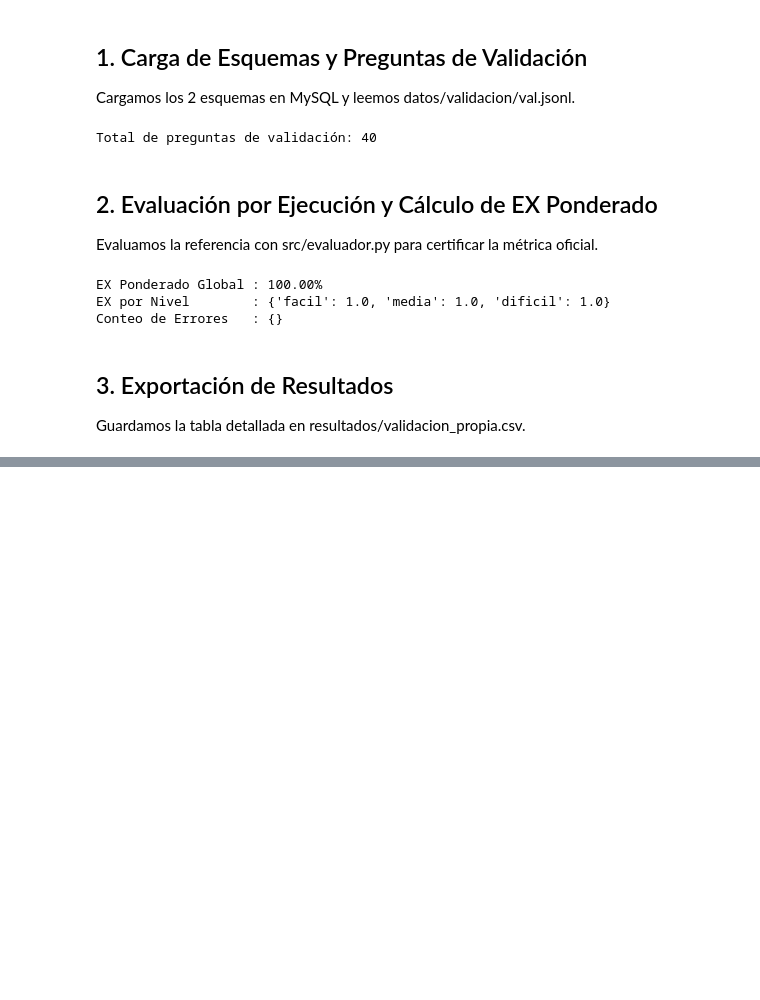
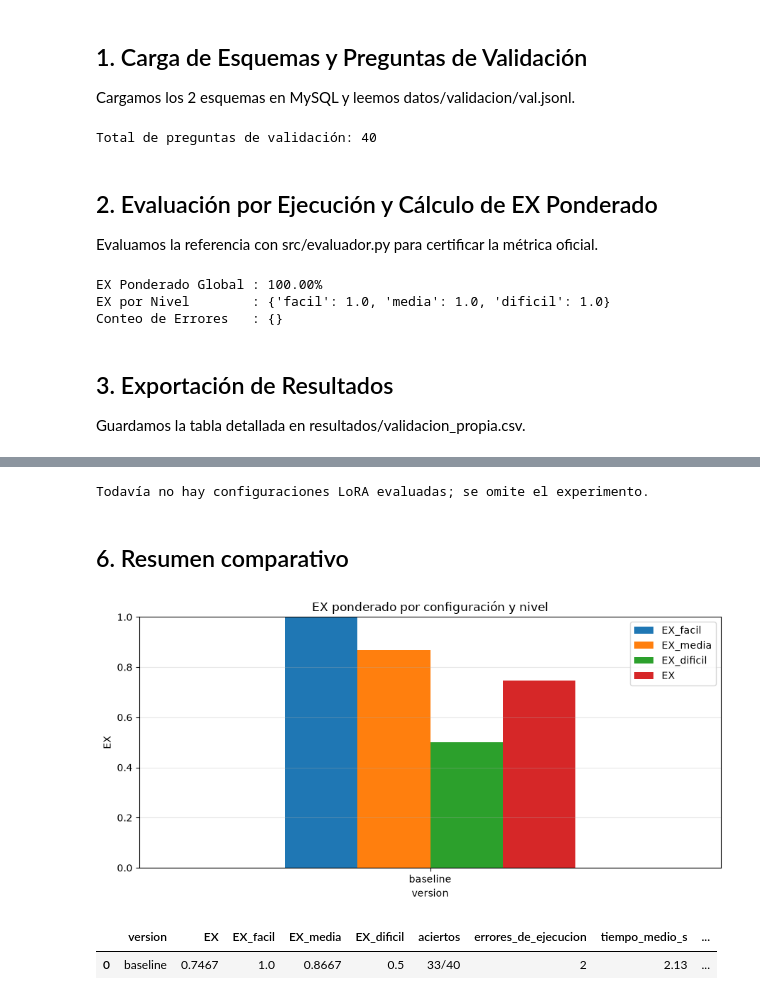
Before and after one commit to Albu231311/Deep-Proyecto3, a Jupyter notebook: notebooks/03_evaluacion.ipynb, the cells around one changed output, grey strips where cells are left out. Cells and saved outputs as stored; diff of their text form; code cells hidden in the pictures; blank space fills up the shorter version.

Commit message:
feat(evaluacion): evaluación del baseline, determinismo y análisis de errores

```diff
--- a/notebooks/03_evaluacion.ipynb
+++ b/notebooks/03_evaluacion.ipynb
@@ -109,0 +233,55 @@ Resultados guardados en: resultados/validacion_propia.csv
+# %%
+candidatas = {n: r for n, r in RESULTADOS.items() if n.startswith("lora_") and "_" not in n[5:]}
+MEJOR, nombre_auto = None, None
+if not candidatas:
+    print("Todavía no hay configuraciones LoRA evaluadas; se omite el experimento.")
+else:
+    MEJOR = max(candidatas, key=lambda n: candidatas[n]["ex_ponderado"])
+    print("Mejor configuración:", MEJOR, f"(EX = {candidatas[MEJOR]['ex_ponderado']:.4f})")
+
+    nombre_auto = f"{MEJOR}_autocorreccion"
+    archivo = DIR_EVAL / f"{nombre_auto}.json"
+    if REUSAR and archivo.exists():
+        RESULTADOS[nombre_auto] = json.load(open(archivo, encoding="utf-8"))
+        print(f"[{nombre_auto}] leído: EX = {RESULTADOS[nombre_auto]['ex_ponderado']:.4f}")
+    else:
+        cargar(MEJOR, **CONFIGS[MEJOR])
+        RESULTADOS[nombre_auto] = evaluar_config(nombre_auto, autocorreccion=True)
+# %% [output]
+Todavía no hay configuraciones LoRA evaluadas; se omite el experimento.
+# %% [markdown]
+## 6. Resumen comparativo
+# %%
+import pandas as pd
+import matplotlib.pyplot as plt
+
+def errores_ejecucion(res):
+    # Consultas que MySQL rechaza (no confundir con "columna_inexistente" del evaluador,
+    # que también incluye consultas que ejecutan pero no devuelven las columnas pedidas)
+    return sum(1 for r in res["resultados"] if not r.get("ejecuta", True))
+
+resumen = pd.DataFrame([{
+    "version": n,
+    "EX": round(r["ex_ponderado"], 4),
+    "EX_facil": round(r["ex_por_nivel"]["facil"], 4),
+    "EX_media": round(r["ex_por_nivel"]["media"], 4),
+    "EX_dificil": round(r["ex_por_nivel"]["dificil"], 4),
+    "aciertos": f"{sum(x['acierto'] for x in r['resultados'])}/{len(r['resultados'])}",
+    "errores_de_ejecucion": errores_ejecucion(r),
+    "tiempo_medio_s": round(r.get("tiempo_medio_s", 0), 2),
+    "tiempo_max_s": r.get("tiempo_max_s"),
+} for n, r in RESULTADOS.items()])
+
+if "baseline" in RESULTADOS:
+    resumen["mejora_vs_baseline"] = (resumen["EX"] - RESULTADOS["baseline"]["ex_ponderado"]).round(4)
+resumen.to_csv("resultados/resumen_ex.csv", index=False)
+
+ax = resumen.plot.bar(x="version", y=["EX_facil", "EX_media", "EX_dificil", "EX"], figsize=(9, 4.5), rot=0)
+ax.set_ylim(0, 1); ax.set_ylabel("EX"); ax.set_title("EX ponderado por configuración y nivel")
+ax.grid(axis="y", alpha=0.3)
+plt.tight_layout(); plt.savefig("resultados/ex_por_configuracion.png", dpi=150); plt.show()
+resumen
+# %% [output]
+[figure, added]
+|  | version | EX | EX_facil | EX_media | EX_dificil | aciertos | errores_de_ejecucion | tiempo_medio_s | ... |
+| 0 | baseline | 0.7467 | 1.0 | 0.8667 | 0.5 | 33/40 | 2 | 2.13 | ... |
```
Also changed, not shown: parts of 16 cells of this notebook, 5 other files.
